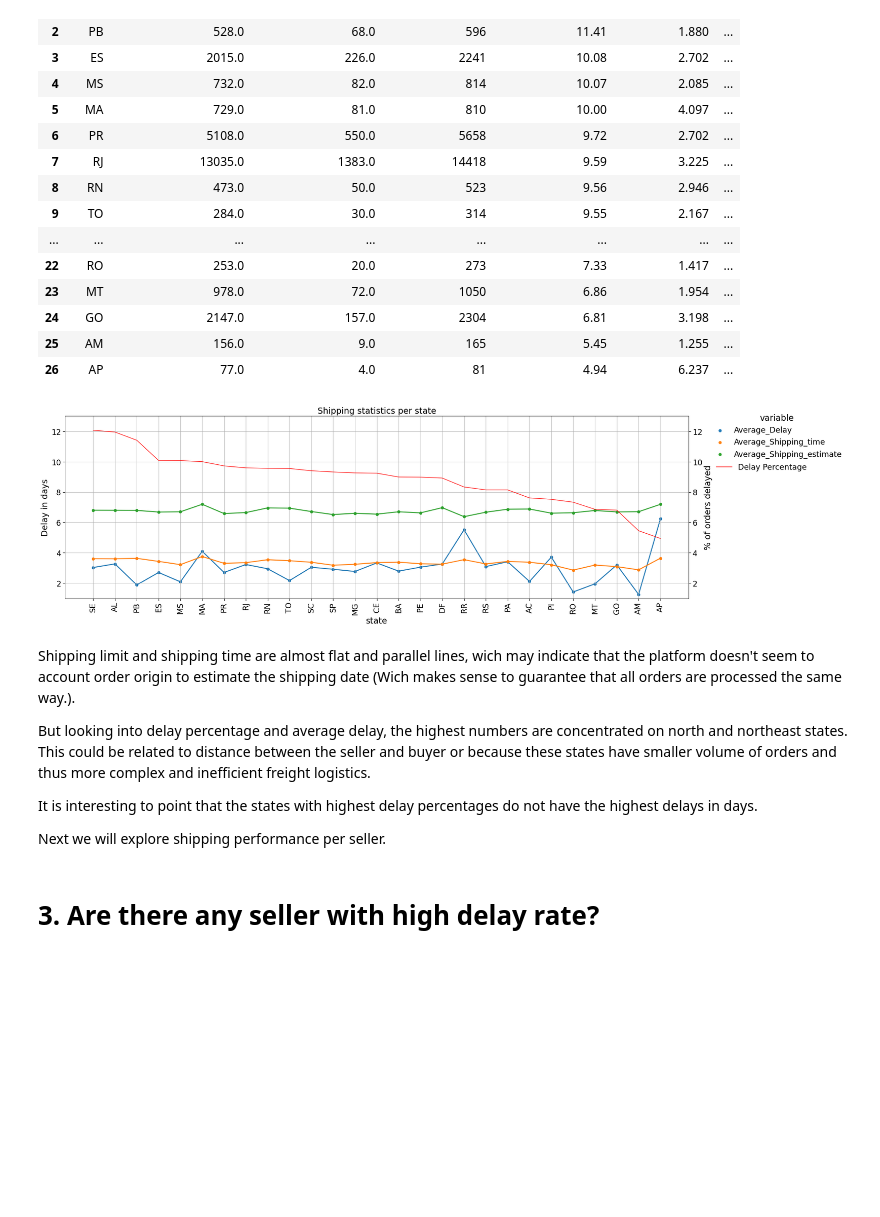
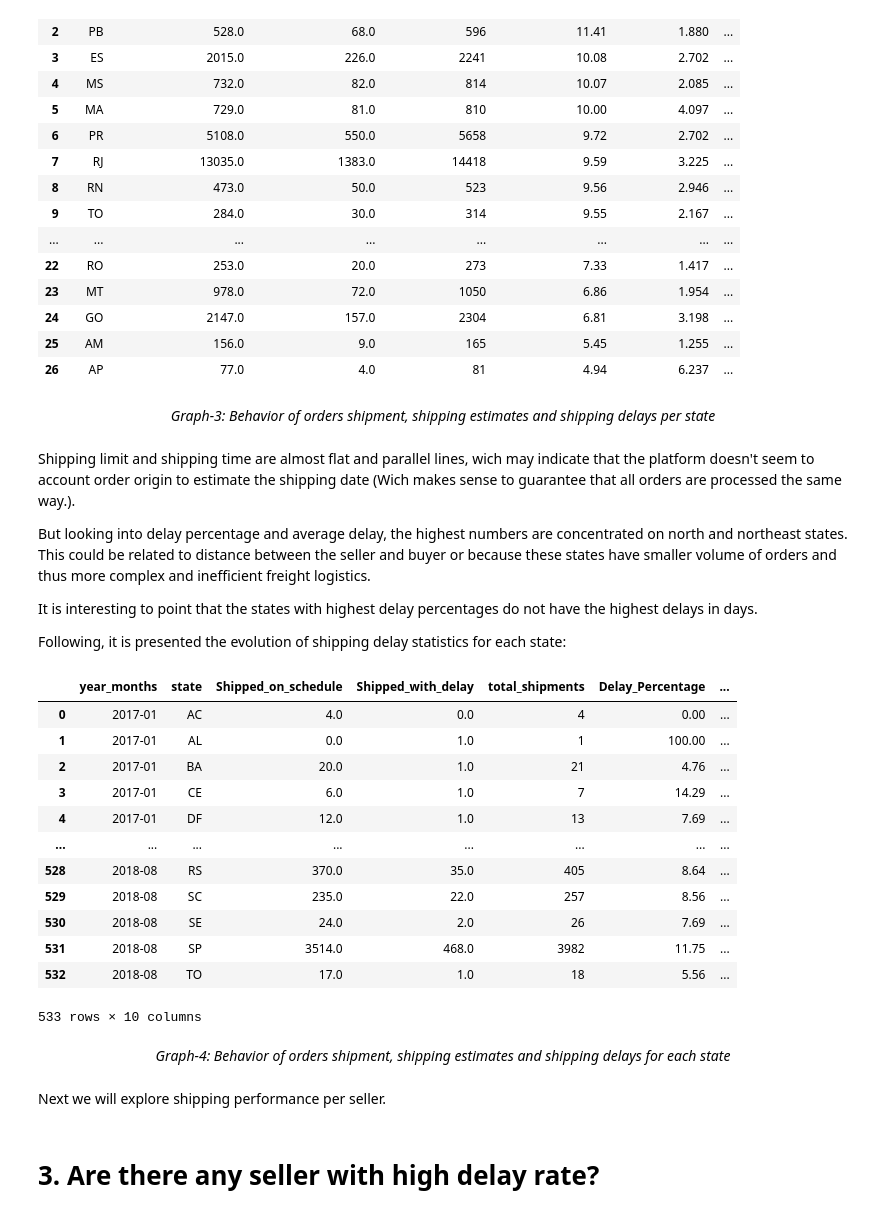
Before and after one commit to hbeltrao/Olist-EDA-Project, a Jupyter notebook: 3-Prototypes/shippment-and-delivery-delay-analysis.ipynb, the cells around one changed output. Drawn from its saved outputs; the diff is of its cells as text; code cells hidden in the pictures; blank space fills up the shorter version.

```diff
--- a/3-Prototypes/shippment-and-delivery-delay-analysis.ipynb
+++ b/3-Prototypes/shippment-and-delivery-delay-analysis.ipynb
@@ -182,23 +300,0 @@ order_shipment_delay_per_state_pivoted = pd.melt(order_shipment_delay_per_state,
-# %%
-# Creating the plot of shipping delay per state
-sns.set_context('paper', font_scale=2)
-
-ax1 = sns.catplot(data=order_shipment_delay_per_state_pivoted, x='state', y='value', hue='variable', kind='point', height=7, aspect=3)
-plt.grid()
-plt.xticks(rotation=90)
-ax2=ax1.ax.twinx()
-sns.lineplot(data=order_shipment_delay_per_state, x='state', y='Delay_Percentage', color='red', ax=ax2, label='Delay Percentage')
-
-ax2.set_ylim(1, 13)
-ax1.ax.set_ylim(1,13)
-
-ax1.ax.set_xlabel('state')
-ax1.ax.set_ylabel('Delay in days')
-ax2.set_ylabel('% of orders delayed')
-plt.title('Shipping statistics per state')
-
-sns.move_legend(ax1, 'upper right', bbox_to_anchor=(1.02, 1))
-sns.move_legend(ax2, 'upper right', bbox_to_anchor=(1.2, 0.78), frameon=False)
-plt.show()
-# %% [output]
-[figure, removed]
@@ -205,3 +418,5 @@ plt.show()
+# %% [markdown]
+<p style="text-align: center;"> <em>Graph-3: Behavior of orders shipment, shipping estimates and shipping delays per state</em> </p>
 # %% [markdown]
 Shipping limit and shipping time are almost flat and parallel lines, wich may indicate that the platform doesn't seem to account order origin to estimate the shipping date (Wich makes sense to guarantee that all orders are processed the same way.).
 
@@ -209,4 +424,33 @@ But looking into delay percentage and average delay, the highest numbers are con
 
 It is interesting to point that the states with highest delay percentages do not have the highest delays in days.
 
-Next we will explore shipping performance per seller.
+Following, it is presented the evolution of shipping delay statistics for each state:
+# %%
+# Fetching data from all states per year-months
+
+# Loading the query
+with open("2-Queries/1-Shipment_and_delivery/delayed_shipments_by_state_monthly.sql") as query:
+    order_shipment_delay_per_state_monthly = pd.read_sql_query(query.read(), params=period, con=connection)
+
+
+# Converting the year_months column to datetype to better display on graph axis
+order_shipment_delay_per_state_monthly['year_months'] = pd.to_datetime(order_shipment_delay_per_state_monthly['year_months'],format='%Y%m').dt.to_period('M')
+
+# Creating a copy of year_months column as strings to better display on the hover tooltips
+order_shipment_delay_per_state_monthly['date'] = order_shipment_delay_per_state_monthly['year_months'].astype('str')
+
+order_shipment_delay_per_state_monthly
+# %% [output]
+|  | year_months | state | Shipped_on_schedule | Shipped_with_delay | total_shipments | Delay_Percentage | ... |
+| 0 | 2017-01 | AC | 4.0 | 0.0 | 4 | 0.00 | ... |
+| 1 | 2017-01 | AL | 0.0 | 1.0 | 1 | 100.00 | ... |
+| 2 | 2017-01 | BA | 20.0 | 1.0 | 21 | 4.76 | ... |
+| 3 | 2017-01 | CE | 6.0 | 1.0 | 7 | 14.29 | ... |
+| 4 | 2017-01 | DF | 12.0 | 1.0 | 13 | 7.69 | ... |
+| ... | ... | ... | ... | ... | ... | ... | ... |
+| 528 | 2018-08 | RS | 370.0 | 35.0 | 405 | 8.64 | ... |
+| 529 | 2018-08 | SC | 235.0 | 22.0 | 257 | 8.56 | ... |
+| 530 | 2018-08 | SE | 24.0 | 2.0 | 26 | 7.69 | ... |
+| 531 | 2018-08 | SP | 3514.0 | 468.0 | 3982 | 11.75 | ... |
+| 532 | 2018-08 | TO | 17.0 | 1.0 | 18 | 5.56 | ... |
+533 rows × 10 columns
@@ -213,3 +578,7 @@ Next we will explore shipping performance per seller.
+# %% [markdown]
+<p style="text-align: center;"> <em>Graph-4: Behavior of orders shipment, shipping estimates and shipping delays for each state</em> </p>
+# %% [markdown]
+Next we will explore shipping performance per seller.
 # %% [markdown]
 # 3. Are there any seller with high delay rate?
 # %% [markdown]
```
Also changed, not shown: parts of 42 cells of this notebook.
